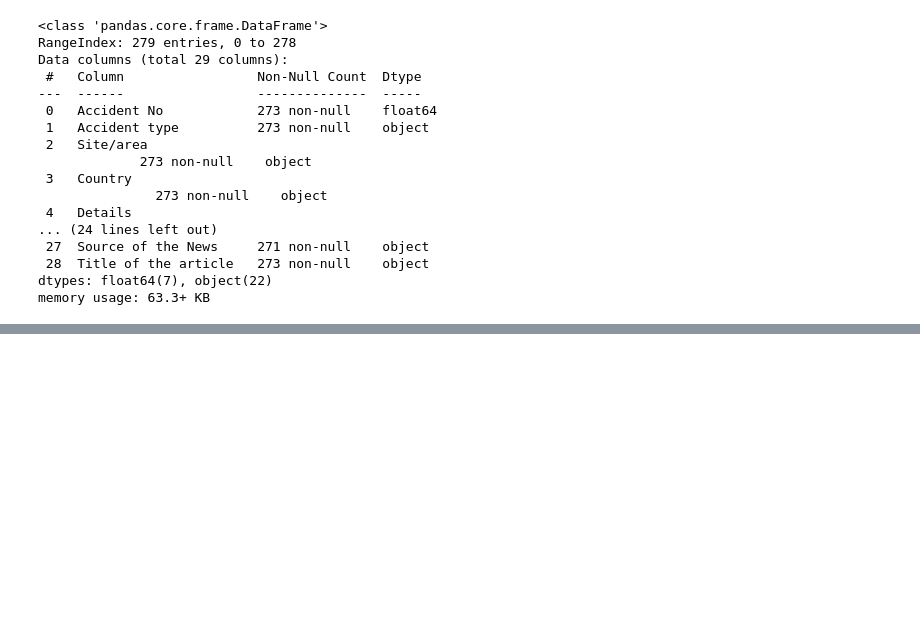
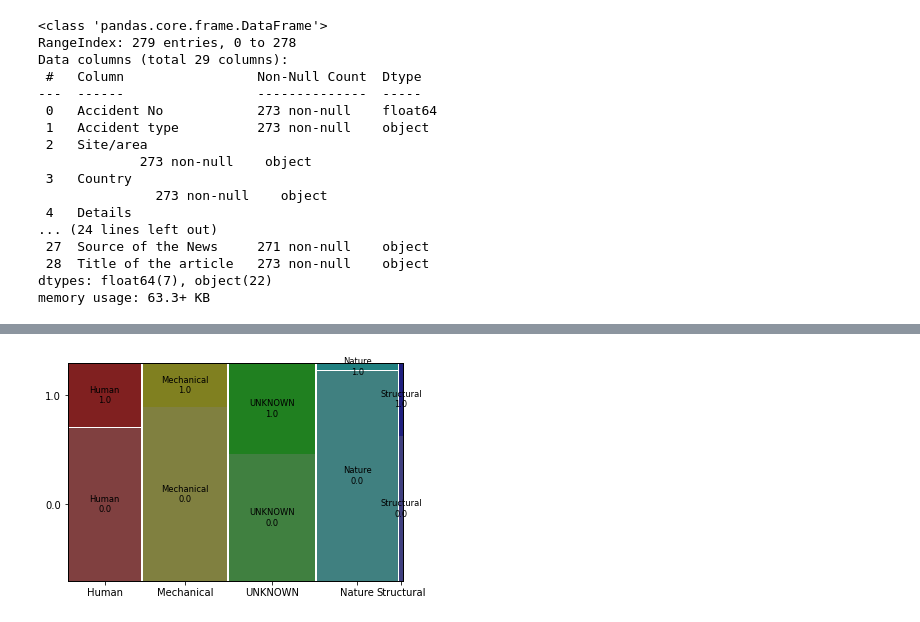
Before and after one commit to PabloJimenez98/TFG, a Jupyter notebook: Wind TurbineAccidents.ipynb, the cells around one changed output, grey strips where cells are left out. Saved outputs shown, nothing was run; the diff lists cells and outputs as text; code cells hidden in the pictures; blank space fills up the shorter version.

```diff
--- a/Wind TurbineAccidents.ipynb
+++ b/Wind TurbineAccidents.ipynb
@@ -104,0 +143,8 @@ plt.show()
+# %%
+mosaic_df = raw_dataset[['CauseCategory', 'Transport Accident']].copy()
+mosaic_df['Deaths'] = yDeath
+
+mosaic(data=mosaic_df, index=['CauseCategory', 'Deaths'])
+plt.show()
+# %% [output]
+[figure, added]
```
Also changed, not shown: parts of 21 cells of this notebook.
